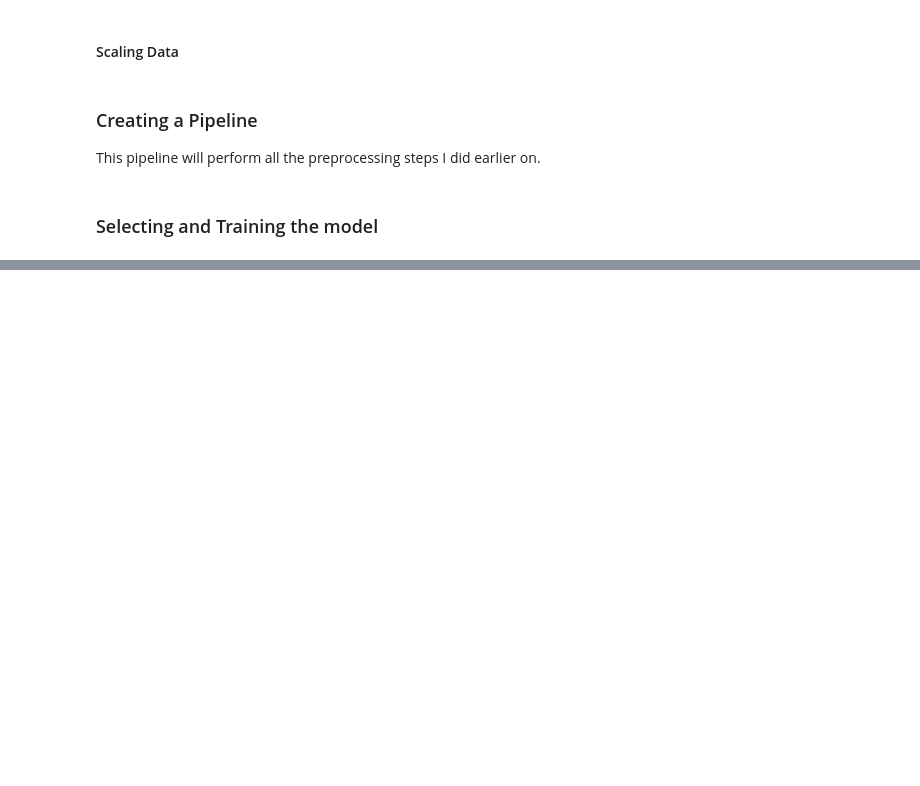
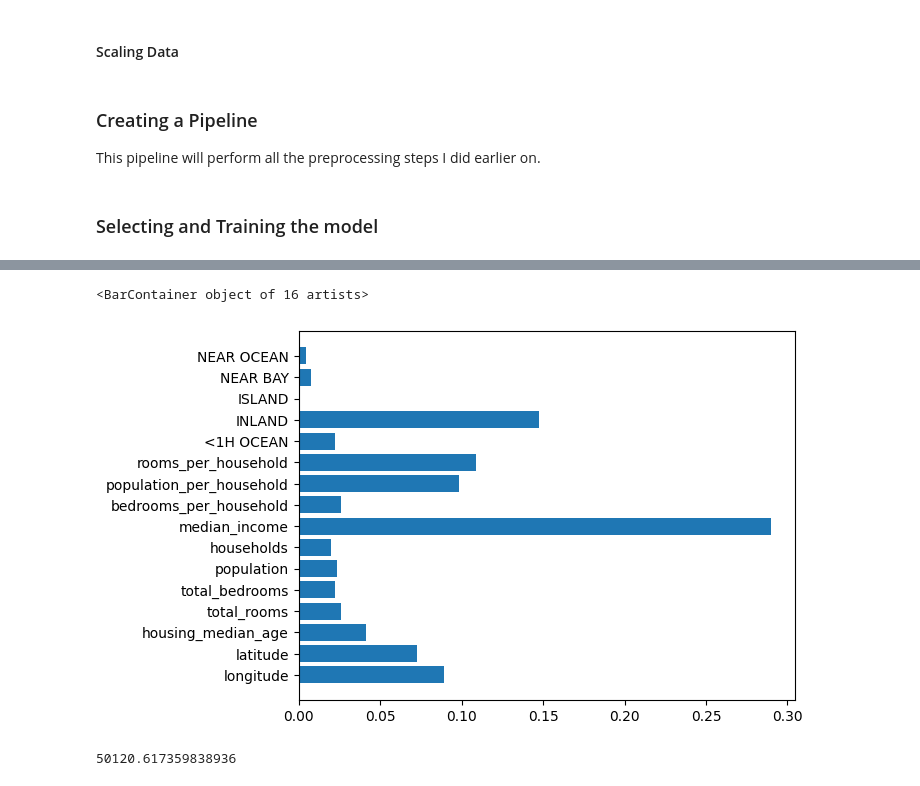
Before and after one commit to Cyril-Dzantor/housing-price-prediction-, a Jupyter notebook: notebooks/Housing_pricing.ipynb, the cells around one changed output, grey strips where cells are left out. Cells and saved outputs as stored; diff of their text form; code cells hidden in the pictures; blank space fills up the shorter version.

```diff
--- a/notebooks/Housing_pricing.ipynb
+++ b/notebooks/Housing_pricing.ipynb
@@ -362,0 +460,3 @@ def data_transformation(data):
+# %%
+tree_model = DecisionTreeRegressor(random_state=42)
+tree_model.fit(train_data, train_labels)
@@ -362,0 +495,3 @@ def data_transformation(data):
+# %%
+forest_model = RandomForestRegressor(n_estimators = 100, random_state=42)
+forest_model.fit(train_data, train_labels)
@@ -362,0 +533,8 @@ def data_transformation(data):
+# %%
+param = [
+    {'n_estimators':[3,10,30], 'max_features':[2,3,4]},
+    {'bootstrap':[False], 'n_estimators':[3,10], 'max_features':[2,3,4]},
+]
+forest_model = RandomForestRegressor(random_state=42)
+grid_search = GridSearchCV(forest_model, param, cv=5, scoring='neg_mean_squared_error', return_train_score=True)
+grid_search.fit(train_data, train_labels)
@@ -362,0 +594,3 @@ def data_transformation(data):
+# %%
+feature_importances = grid_search.best_estimator_.feature_importances_
+feature_importances
@@ -362,0 +622,5 @@ def data_transformation(data):
+# %%
+plt.barh(y=features, width = feature_importances.tolist())
+# %% [output]
+<BarContainer object of 16 artists>
+[figure, added]
@@ -362,0 +632,4 @@ def data_transformation(data):
+# %%
+final_rmse
+# %% [output]
+50120.617359838936
```
Also changed, not shown: parts of 33 cells of this notebook, 3 other files.
